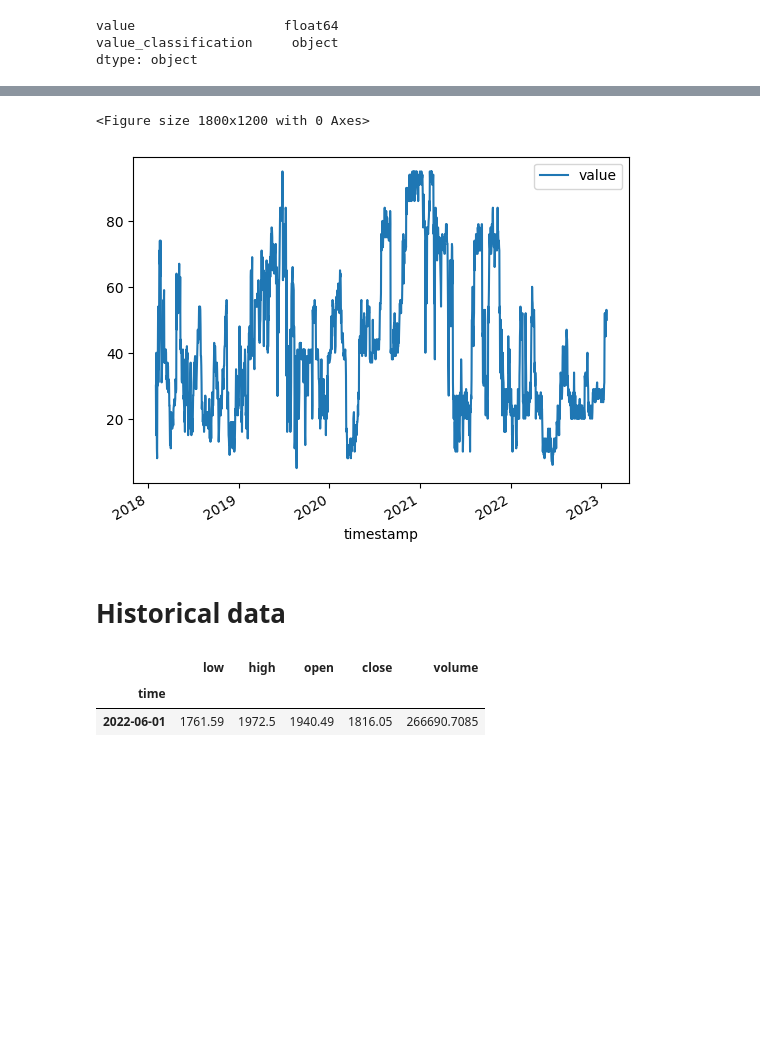
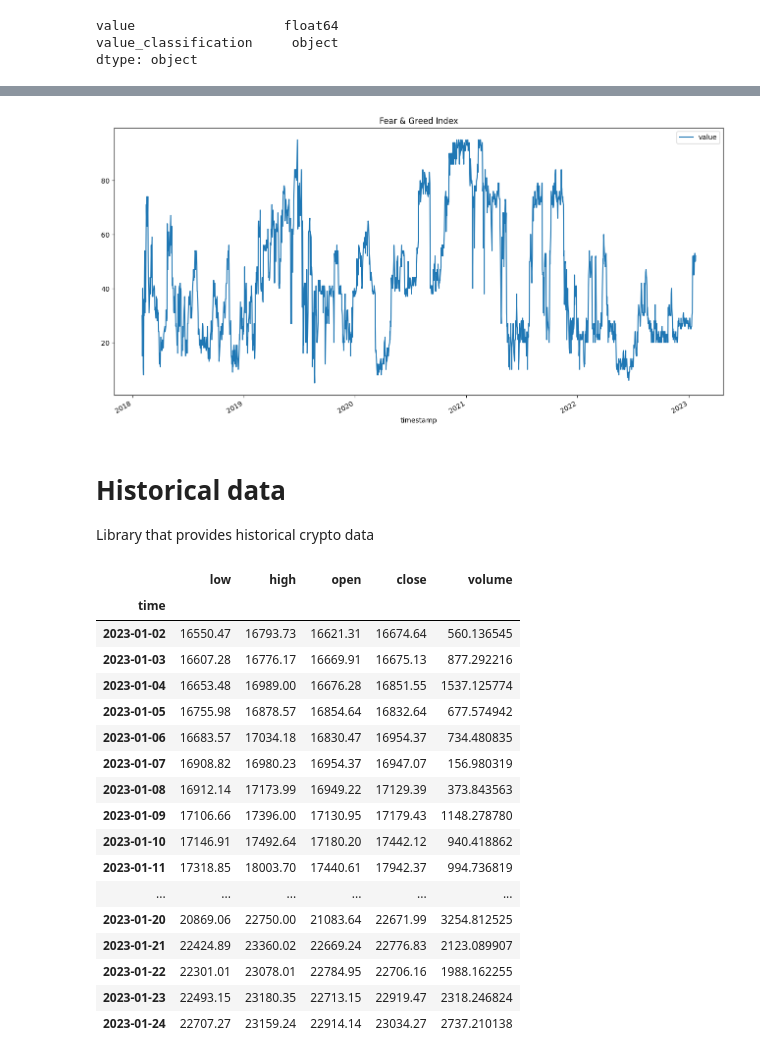
Before and after one commit to Ksyu22/crypto_prediction, a Jupyter notebook: notebooks/data.ipynb, the cells around one changed output, grey strips where cells are left out. Saved outputs shown, nothing was run; the diff lists cells and outputs as text; code cells hidden in the pictures; blank space fills up the shorter version.

Commit message:
getting data from api

```diff
--- a/notebooks/data.ipynb
+++ b/notebooks/data.ipynb
@@ -77,7 +112,8 @@ dtype: object
 # %%
-fng_df.plot(y='value', use_index=True);
+fng_df.plot(y='value', use_index=True, figsize=(16,8), title='Fear & Greed Index');
 # %% [output]
-<Figure size 1800x1200 with 0 Axes>
-[figure, old version]
+[figure, new version]
 # %% [markdown]
 # Historical data
+
+Library that provides historical crypto data
@@ -86,6 +120,25 @@ new = HistoricalData('ETH-USD',86400,'2022-06-01-00-00','2022-06-01-00-03',verbo
-# %%
-new
-# %% [output]
-|  | low | high | open | close | volume |
-| time |  |  |  |  |  |
-| 2022-06-01 | 1761.59 | 1972.5 | 1940.49 | 1816.05 | 266690.7085 |
+# %%
+dataset = HistoricalData(start_date = '2023-01-01-05-05',
+                        ticker = 'BTC-USDT',
+                        granularity=86400,
+                        verbose = False).retrieve_data()
+dataset
+# %% [output]
+|  | low | high | open | close | volume |
+| time |  |  |  |  |  |
+| 2023-01-02 | 16550.47 | 16793.73 | 16621.31 | 16674.64 | 560.136545 |
+| 2023-01-03 | 16607.28 | 16776.17 | 16669.91 | 16675.13 | 877.292216 |
+| 2023-01-04 | 16653.48 | 16989.00 | 16676.28 | 16851.55 | 1537.125774 |
+| 2023-01-05 | 16755.98 | 16878.57 | 16854.64 | 16832.64 | 677.574942 |
+| 2023-01-06 | 16683.57 | 17034.18 | 16830.47 | 16954.37 | 734.480835 |
+| 2023-01-07 | 16908.82 | 16980.23 | 16954.37 | 16947.07 | 156.980319 |
+| 2023-01-08 | 16912.14 | 17173.99 | 16949.22 | 17129.39 | 373.843563 |
+| 2023-01-09 | 17106.66 | 17396.00 | 17130.95 | 17179.43 | 1148.278780 |
+| 2023-01-10 | 17146.91 | 17492.64 | 17180.20 | 17442.12 | 940.418862 |
+| 2023-01-11 | 17318.85 | 18003.70 | 17440.61 | 17942.37 | 994.736819 |
+| ... | ... | ... | ... | ... | ... |
+| 2023-01-20 | 20869.06 | 22750.00 | 21083.64 | 22671.99 | 3254.812525 |
+| 2023-01-21 | 22424.89 | 23360.02 | 22669.24 | 22776.83 | 2123.089907 |
+| 2023-01-22 | 22301.01 | 23078.01 | 22784.95 | 22706.16 | 1988.162255 |
+| 2023-01-23 | 22493.15 | 23180.35 | 22713.15 | 22919.47 | 2318.246824 |
+| 2023-01-24 | 22707.27 | 23159.24 | 22914.14 | 23034.27 | 2737.210138 |
```
Also changed, not shown: parts of 8 cells of this notebook, 1 other file.
